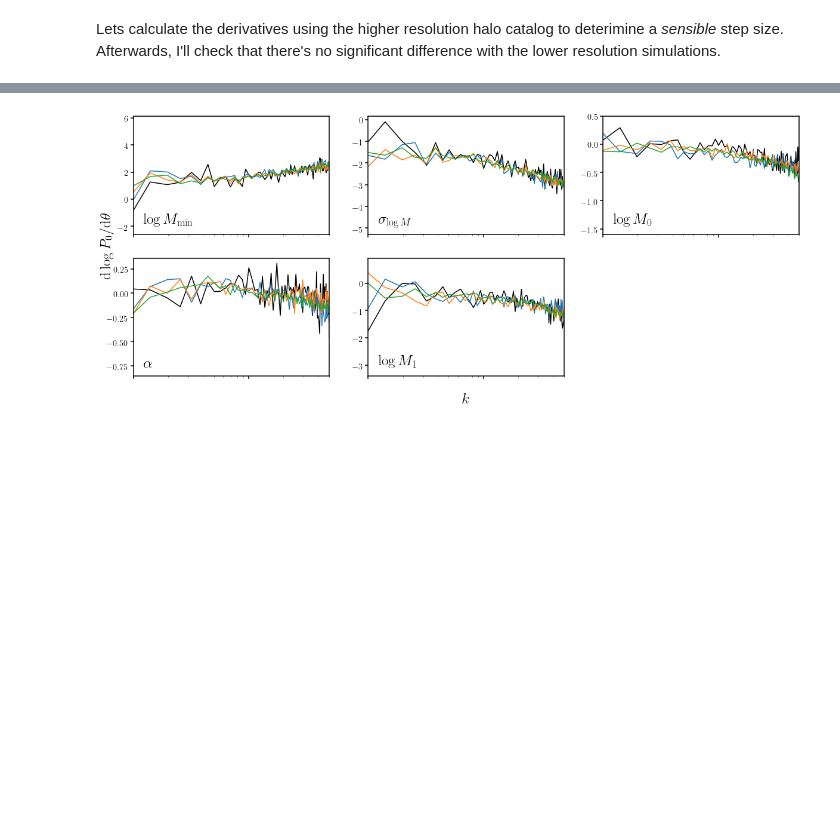
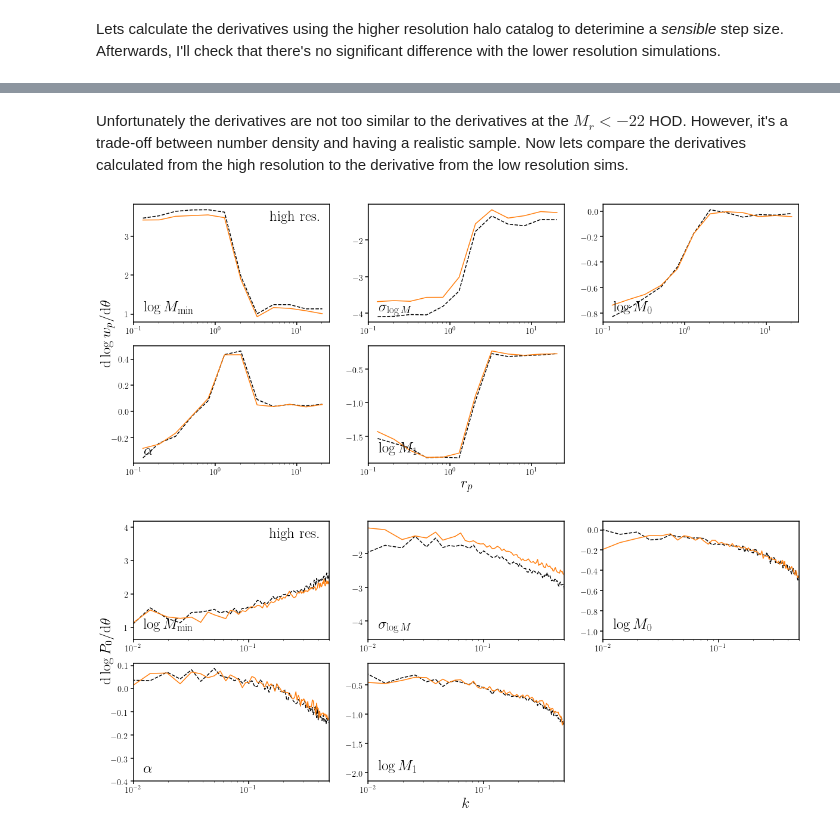
Before and after one commit to changhoonhahn/eMaNu, a Jupyter notebook: notebook/hod/hod_deriv.ipynb, the cells around one changed output, grey strips where cells are left out. Saved outputs shown, nothing was run; the diff lists cells and outputs as text; code cells hidden in the pictures; blank space fills up the shorter version.

```diff
--- a/notebook/hod/hod_deriv.ipynb
+++ b/notebook/hod/hod_deriv.ipynb
@@ -36,12 +33,6 @@ mpl.rcParams['ytick.major.size'] = 5
 mpl.rcParams['ytick.major.width'] = 1.5
 mpl.rcParams['legend.frameon'] = False
 %matplotlib inline
-# %%
-# halo catalogs
-halos = hadesData.hadesMnuHalos(0., 1, 4, mh_min=None, dir='/Users/ChangHoon/data/emanu/halos/hades/0.0eV/1')
-Mh_min = np.log10(np.array(halos['Mass']).min())
-# hi res halo catalog
-halos_hires = hadesData.hadesMnuHalos(0., '1_hires', 4, mh_min=None, dir='/Users/ChangHoon/data/emanu/halos/hades/0.0eV/1_hires')
 # %%
 theta_lbls = [r'$\log M_{\rm min}$', r'$\sigma_{\log M}$',r'$\log M_0$',r'$\alpha$',r'$\log M_1$']
 hod_fid = np.array([14.22, 0.55, 14.00, 0.87, 14.69]) # fiducial HOD parameters (selected from hod_fiducial.ipynb)
@@ -132,6 +180,7 @@ dlogwps3_hr = dwpdtheta(halos_hires, hod_fid, dtt3, rsd=True, log=True, nreal=10
 # %%
-# get the derivative of wp for the Mr=-22 sample for reference
-dlogwps_Mr22 = dwpdtheta(halos_hires, hod_Mr22, dtt1, rsd=True, log=True, nreal=10)
+# get the derivative of wp and pk for the Mr=-22 sample for reference
+_, dlogwps_Mr22 = dwpdtheta(hod_Mr22, np.array([0.1, 0.1, 0.2, 0.2, 0.15]), res='HR', rsd=True, log=True, nreal=10)
+_, dlogpks_Mr22 = dpkdtheta(hod_Mr22, np.array([0.1, 0.1, 0.2, 0.2, 0.15]), res='HR', rsd=True, log=True, nreal=10)
 # %%
 fig = plt.figure(figsize=(20, 8))
 for i in range(5):
@@ -159,19 +250,42 @@ k, dlogpks3_hr = dpkdtheta(halos_hires, hod_fid, dtt3, rsd=True, log=True, nreal
+# %% [markdown]
+Unfortunately the derivatives are not too similar to the derivatives at the $M_r < -22$ HOD. However, it's a trade-off between number density and having a realistic sample. Now lets compare the derivatives calculated from the high resolution to the derivative from the low resolution sims.
 # %%
+# step sizes that we decided on above
+dthetas = [0.1, 0.1, 0.2, 0.3, 0.15]
+
+_, _dlogwps_hr = dwpdtheta(hod_fid, dthetas, res='HR', rsd=True, log=True, nreal=10)
+_, _dlogwps_lr = dwpdtheta(hod_fid, dthetas, res='LR', rsd=True, log=True, nreal=10)
+
 fig = plt.figure(figsize=(20, 8))
 for i in range(5):
     sub = fig.add_subplot(2,3,i+1)
-    sub.plot(k, dlogpks0_hr[i], c='k')
-    sub.plot(k, dlogpks1_hr[i], c='C0')
-    sub.plot(k, dlogpks2_hr[i], c='C1')
-    sub.plot(k, dlogpks3_hr[i], c='C2')
+    sub.plot(0.5*(rbins[1:] + rbins[:-1]), _dlogwps_hr[i], c='k', ls='--')
+    sub.plot(0.5*(rbins[1:] + rbins[:-1]), _dlogwps_lr[i], c='C1')
+    sub.set_xscale('log')
+    sub.set_xlim(1e-1, 25)
+    if i == 0: sub.text(0.95, 0.95, 'high res.', ha='right', va='top', transform=sub.transAxes, fontsize=25)
+    sub.text(0.05, 0.05, theta_lbls[i], ha='left', va='bottom', transform=sub.transAxes, fontsize=25)
+bkgd = fig.add_subplot(111, frameon=False)
+bkgd.set_xlabel('$r_p$', fontsize=25)
+bkgd.set_ylabel(r'${\rm d} \log w_p/{\rm d} \theta$', fontsize=25)
+bkgd.tick_params(labelcolor='none', top=False, bottom=False, left=False, right=False)
 
+_, _dlogpks_hr = dpkdtheta(hod_fid, dthetas, res='HR', rsd=True, log=True, nreal=10)
+k, _dlogpks_lr = dpkdtheta(hod_fid, dthetas, res='LR', rsd=True, log=True, nreal=10)
+
+fig = plt.figure(figsize=(20, 8))
+for i in range(5):
+    sub = fig.add_subplot(2,3,i+1)
+    sub.plot(k, _dlogpks_hr[i], c='k', ls='--')
+    sub.plot(k, _dlogpks_lr[i], c='C1')
     sub.set_xscale('log')
     sub.set_xlim(1e-2, 0.5)
-    sub.set_xticklabels([])
+    if i == 0: sub.text(0.95, 0.95, 'high res.', ha='right', va='top', transform=sub.transAxes, fontsize=25)
     sub.text(0.05, 0.05, theta_lbls[i], ha='left', va='bottom', transform=sub.transAxes, fontsize=25)
 bkgd = fig.add_subplot(111, frameon=False)
 bkgd.set_xlabel('$k$', fontsize=25)
 bkgd.set_ylabel(r'${\rm d} \log P_0/{\rm d} \theta$', fontsize=25)
 bkgd.tick_params(labelcolor='none', top=False, bottom=False, left=False, right=False)
 # %% [output]
-[figure, old version]
+[figure, new version]
+[figure, added]
```
Also changed, not shown: parts of 14 cells of this notebook, 1 other file.
